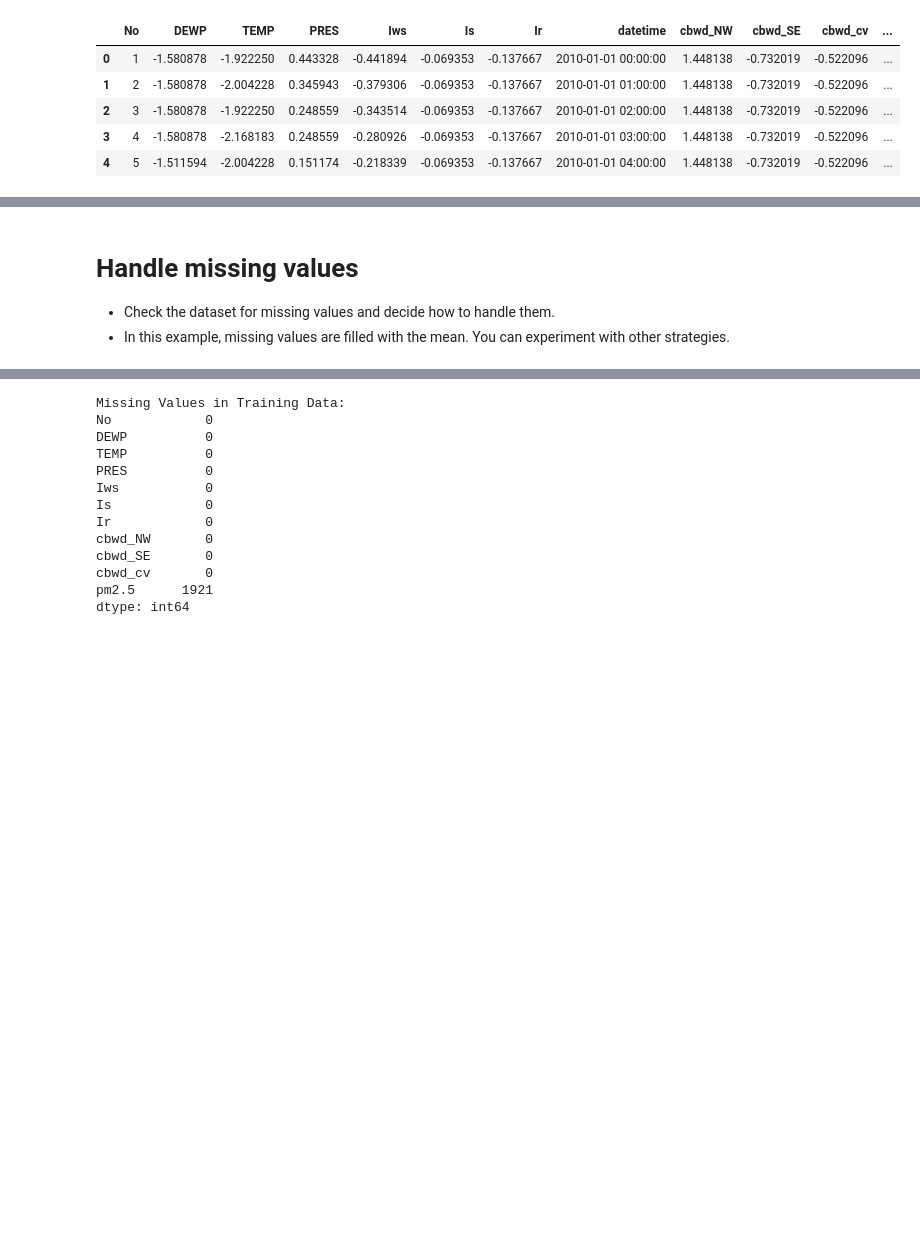
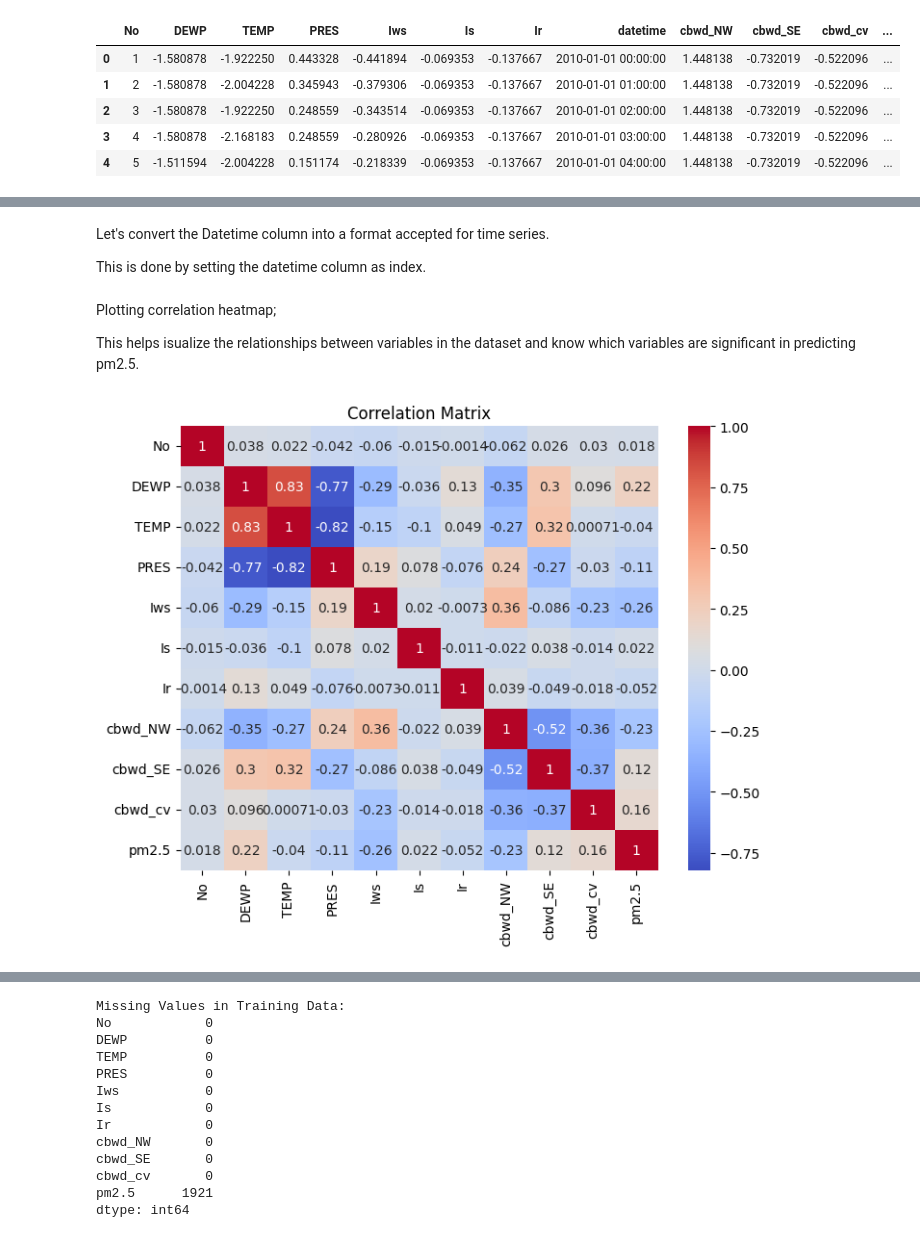
Before and after one commit to k-ganda/air_quality_forcasting_ML, a Jupyter notebook: notebook/air_quality.ipynb, the cells around one changed output, grey strips where cells are left out. Saved outputs shown, nothing was run; the diff lists cells and outputs as text; code cells hidden in the pictures; blank space fills up the shorter version.

```diff
--- a/notebook/air_quality.ipynb
+++ b/notebook/air_quality.ipynb
@@ -46,3 +119,7 @@ Index(['No', 'DEWP', 'TEMP', 'PRES', 'Iws', 'Is', 'Ir', 'datetime', 'cbwd_NW',
+# %% [markdown]
+Let's convert the Datetime column into a format accepted for time series.
+
+This is done by setting the datetime column as index.
 # %%
 # Ensure 'datetime' column is in datetime format
 train['datetime'] = pd.to_datetime(train['datetime'])
@@ -53,9 +130,26 @@ test['datetime'] = pd.to_datetime(test['datetime'])
 train.set_index('datetime', inplace=True)
 # val.set_index('datetime', inplace=True)
 test.set_index('datetime', inplace=True)
-# %% [markdown]
-# Handle missing values
-
-
-- Check the dataset for missing values and decide how to handle them.
-- In this example, missing values are filled with the mean. You can experiment with other strategies.
+# %% [markdown]
+Plotting correlation heatmap;
+
+This helps isualize the relationships between variables in the dataset and know which variables are significant in predicting pm2.5.
+# %%
+import seaborn as sns
+
+# Calculates the correlation matrix
+correlation_matrix = train.corr()
+
+# Creates a figure wuth specific size
+plt.figure(figsize=(8, 6))
+
+# Using seaborn, the heatmap is created with coolwarm color
+sns.heatmap(correlation_matrix, annot=True, cmap='coolwarm')
+
+# Sets the title of the heatmap
+plt.title("Correlation Matrix")
+
+# Displays the heatmap
+plt.show()
+# %% [output]
+[figure, added]
```
Also changed, not shown: parts of 26 cells of this notebook.
